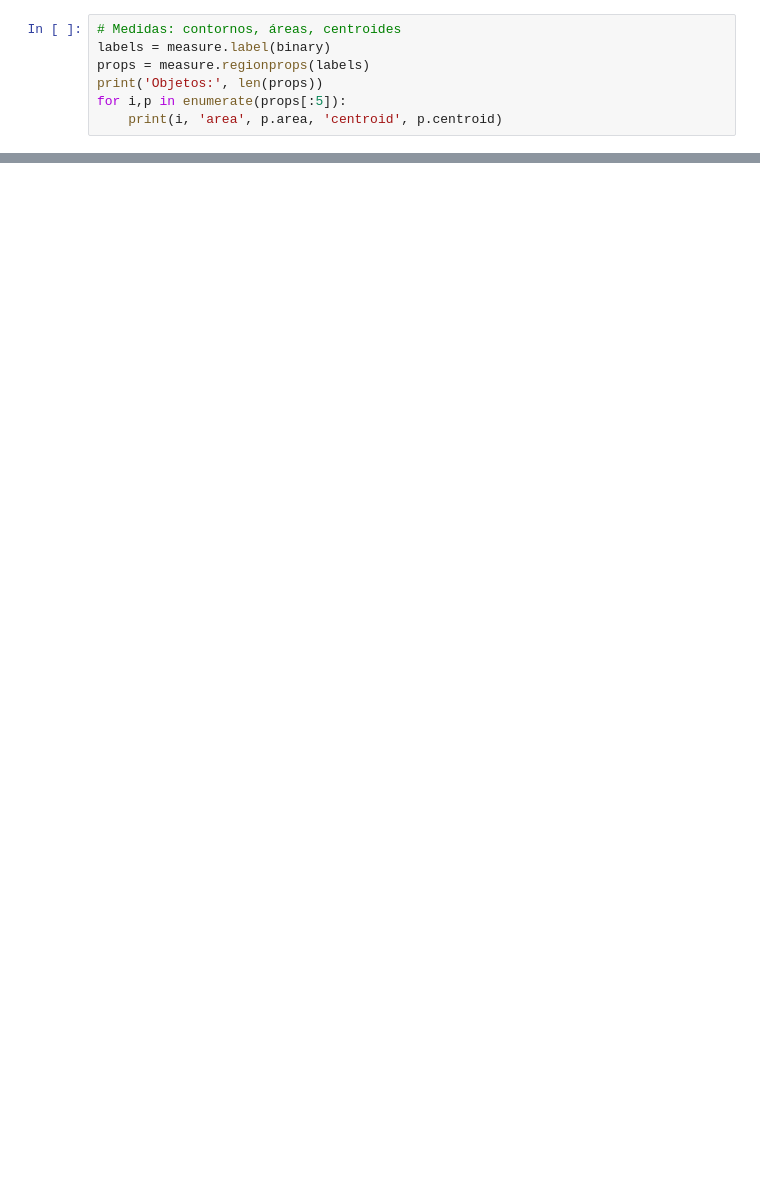
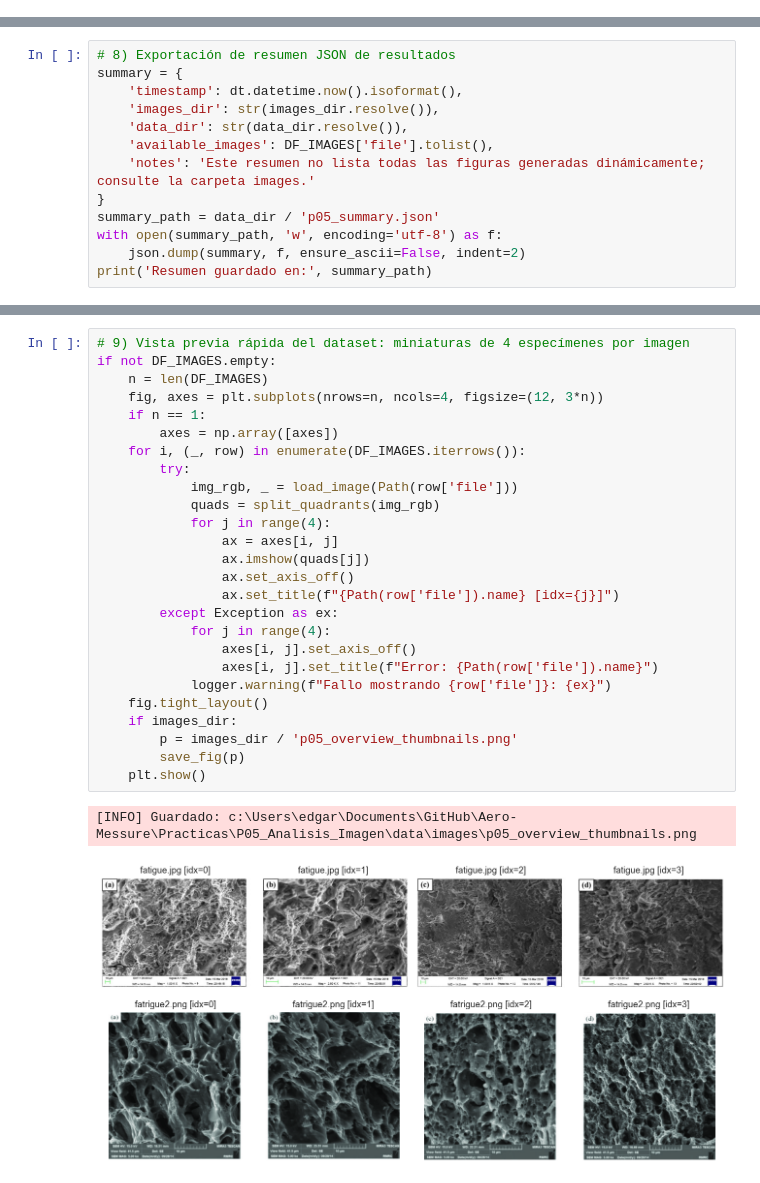
Before and after one commit to EU97/Aero-Messure, a Jupyter notebook: Practicas/P05_Analisis_Imagen/notebooks/P05_Analisis_Imagen.ipynb, the cells around one changed output, grey strips where cells are left out. Saved outputs shown, nothing was run; the diff lists cells and outputs as text; blank space fills up the shorter version.

```diff
--- a/Practicas/P05_Analisis_Imagen/notebooks/P05_Analisis_Imagen.ipynb
+++ b/Practicas/P05_Analisis_Imagen/notebooks/P05_Analisis_Imagen.ipynb
@@ -40,7 +0,0 @@ plt.imshow(binary, cmap='gray'); plt.title('Binary'); plt.axis('off')
-# %%
-# Medidas: contornos, áreas, centroides
-labels = measure.label(binary)
-props = measure.regionprops(labels)
-print('Objetos:', len(props))
-for i,p in enumerate(props[:5]):
-    print(i, 'area', p.area, 'centroid', p.centroid)
@@ -46,0 +501,13 @@ for i,p in enumerate(props[:5]):
+# %%
+# 8) Exportación de resumen JSON de resultados
+summary = {
+    'timestamp': dt.datetime.now().isoformat(),
+    'images_dir': str(images_dir.resolve()),
+    'data_dir': str(data_dir.resolve()),
+    'available_images': DF_IMAGES['file'].tolist(),
+    'notes': 'Este resumen no lista todas las figuras generadas dinámicamente; consulte la carpeta images.'
+}
+summary_path = data_dir / 'p05_summary.json'
+with open(summary_path, 'w', encoding='utf-8') as f:
+    json.dump(summary, f, ensure_ascii=False, indent=2)
+print('Resumen guardado en:', summary_path)
@@ -46,0 +522,29 @@ for i,p in enumerate(props[:5]):
+# %%
+# 9) Vista previa rápida del dataset: miniaturas de 4 especímenes por imagen
+if not DF_IMAGES.empty:
+    n = len(DF_IMAGES)
+    fig, axes = plt.subplots(nrows=n, ncols=4, figsize=(12, 3*n))
+    if n == 1:
+        axes = np.array([axes])
+    for i, (_, row) in enumerate(DF_IMAGES.iterrows()):
+        try:
+            img_rgb, _ = load_image(Path(row['file']))
+            quads = split_quadrants(img_rgb)
+            for j in range(4):
+                ax = axes[i, j]
+                ax.imshow(quads[j])
+                ax.set_axis_off()
+                ax.set_title(f"{Path(row['file']).name} [idx={j}]")
+        except Exception as ex:
+            for j in range(4):
+                axes[i, j].set_axis_off()
+                axes[i, j].set_title(f"Error: {Path(row['file']).name}")
+            logger.warning(f"Fallo mostrando {row['file']}: {ex}")
+    fig.tight_layout()
+    if images_dir:
+        p = images_dir / 'p05_overview_thumbnails.png'
+        save_fig(p)
+    plt.show()
+# %% [output]
+[INFO] Guardado: c:\Users\edgar\Documents\GitHub\Aero-Messure\Practicas\P05_Analisis_Imagen\data\images\p05_overview_thumbnails.png
+[figure, added]
```
Also changed, not shown: parts of 22 cells of this notebook, 1 other file.
